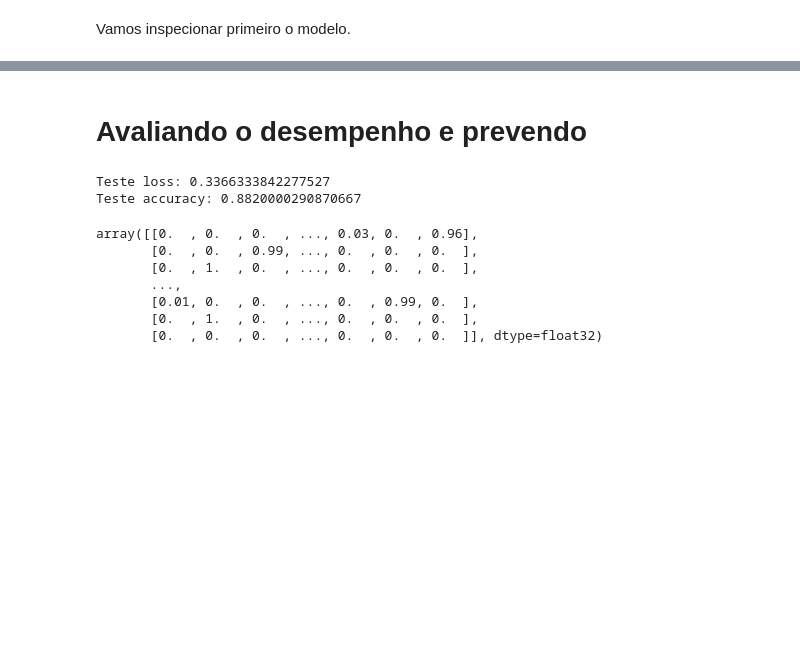
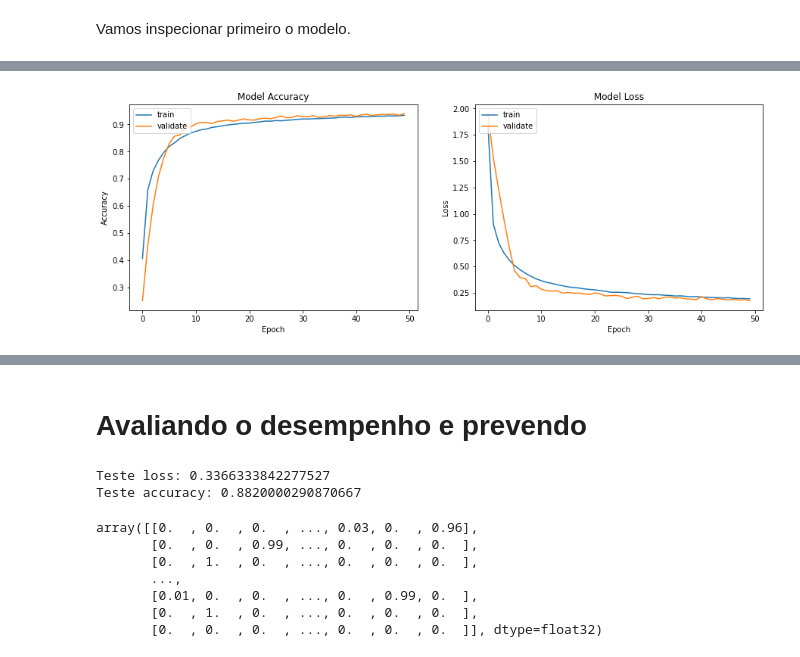
Before and after one commit to Leandro-Braga/Estudo_de_Caso, a Jupyter notebook: Atividade_Leandro_Neural_Network.ipynb, the cells around one changed output, grey strips where cells are left out. Drawn from its saved outputs; the diff is of its cells as text; code cells hidden in the pictures; blank space fills up the shorter version.

```diff
--- a/Atividade_Leandro_Neural_Network.ipynb
+++ b/Atividade_Leandro_Neural_Network.ipynb
@@ -409,0 +697,6 @@ _________________________________________________________________
+# %%
+train_images=train_images.astype("float32")
+test_images=test_images.astype("float32")
+# %%
+train_images=train_images/255.0
+test_images=test_images/255.0
@@ -409,0 +739,9 @@ _________________________________________________________________
+# %%
+model_3.compile(optimizer='adam',
+              loss='sparse_categorical_crossentropy',
+              metrics=['accuracy'])
+# %%
+# history_3 = model_3.fit(x_train, y_train, epochs=50, batch_size=512, shuffle=True, validation_split=0.2)
+history_3 = model_3.fit(train_images, train_labels, epochs=50, batch_size=512, shuffle=True, validation_split=0.1)
+# validation_data=(x_valid, y_valid)
+# validation_split=0.2
@@ -409,0 +766,20 @@ _________________________________________________________________
+# %%
+import matplotlib.pyplot as plt
+fig, axs = plt.subplots(1,2,figsize=(15,5))
+    # summarize history for accuracy
+axs[0].plot(history_3.history['accuracy'])
+axs[0].plot(history_3.history['val_accuracy'])
+axs[0].set_title('Model Accuracy')
+axs[0].set_ylabel('Accuracy')
+axs[0].set_xlabel('Epoch')
+axs[0].legend(['train', 'validate'], loc='upper left')
+    # summarize history for loss
+axs[1].plot(history_3.history['loss'])
+axs[1].plot(history_3.history['val_loss'])
+axs[1].set_title('Model Loss')
+axs[1].set_ylabel('Loss')
+axs[1].set_xlabel('Epoch')
+axs[1].legend(['train', 'validate'], loc='upper left')
+plt.show()
+# %% [output]
+[figure, added]
```
Also changed, not shown: parts of 36 cells of this notebook.
